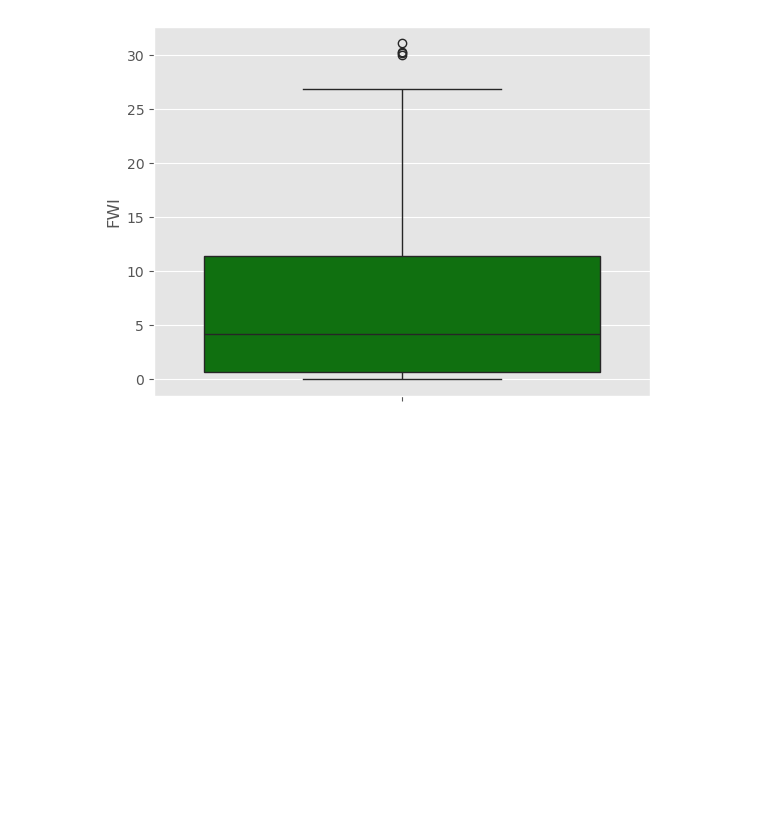
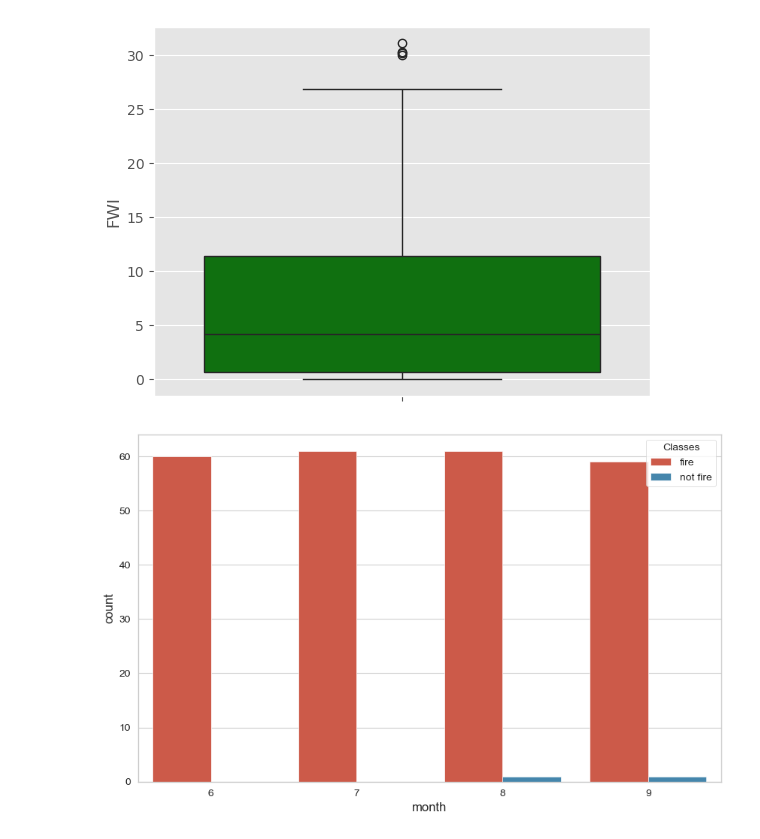
Before and after one commit to Vijay6923/Machine_Learning_Projects, a Jupyter notebook: implementations/ridge_lasso_regression/ridge_lasso.ipynb, the cells around one changed output. Drawn from its saved outputs; the diff is of its cells as text; code cells hidden in the pictures; blank space fills up the shorter version.

```diff
--- a/implementations/ridge_lasso_regression/ridge_lasso.ipynb
+++ b/implementations/ridge_lasso_regression/ridge_lasso.ipynb
@@ -394,3 +394,14 @@ sns.boxplot(df['FWI'],color='green')
 plt.show()
 # %% [output]
 [figure]
+# %%
+# Encode the categories into numerical values
+df['Classes'] = np.where(df['Classes'].str.contains('not fire'), 'not fire','fire')
+# %%
+df_temp = df.loc[df['Region'] == 1]
+plt.subplots(figsize=(10, 6))
+sns.set_style('whitegrid')
+sns.countplot(x='month', hue='Classes', data=df)  # Use df_temp here instead of 'df'
+plt.show()
+# %% [output]
+[figure, added]
```
Also changed, not shown: 1 other file.
